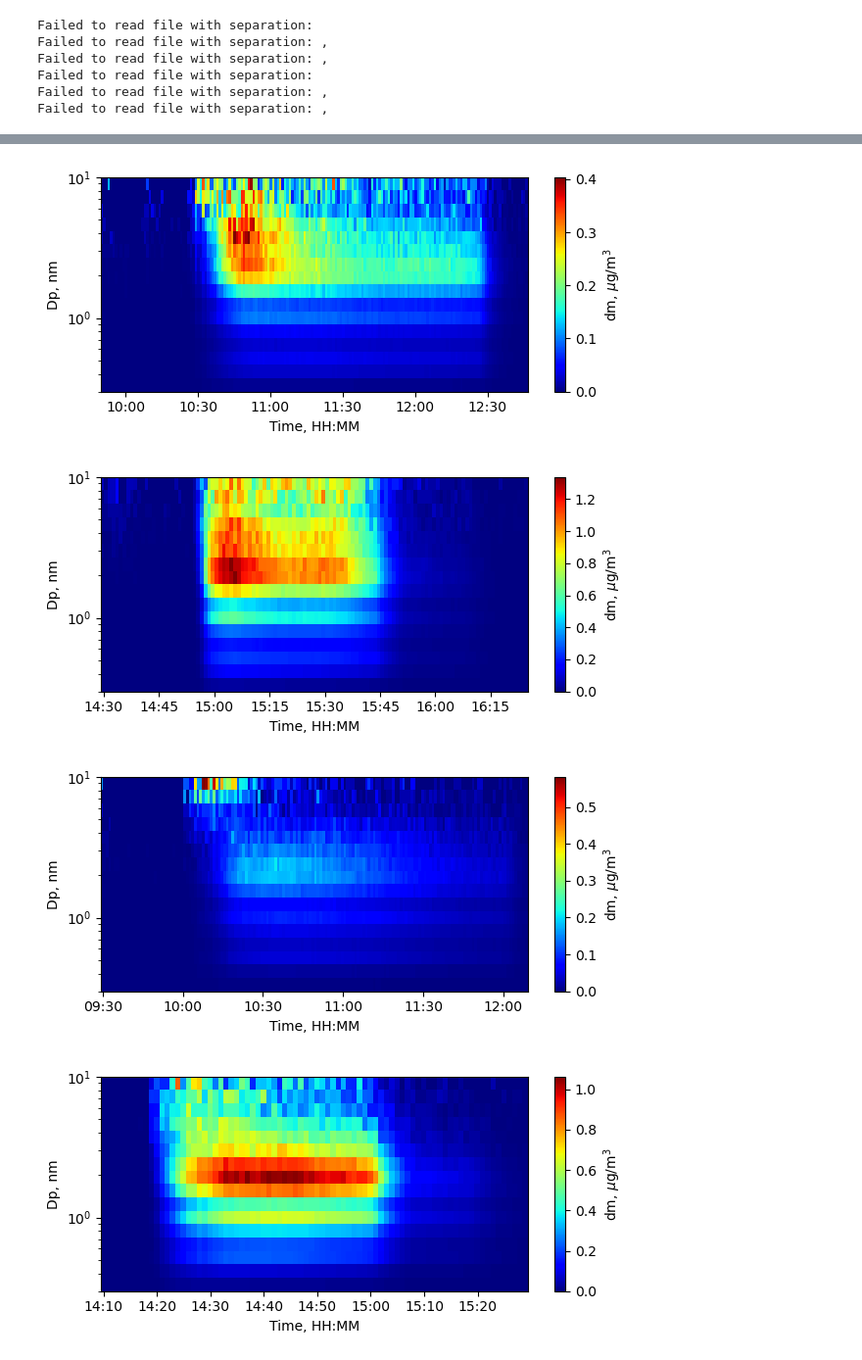
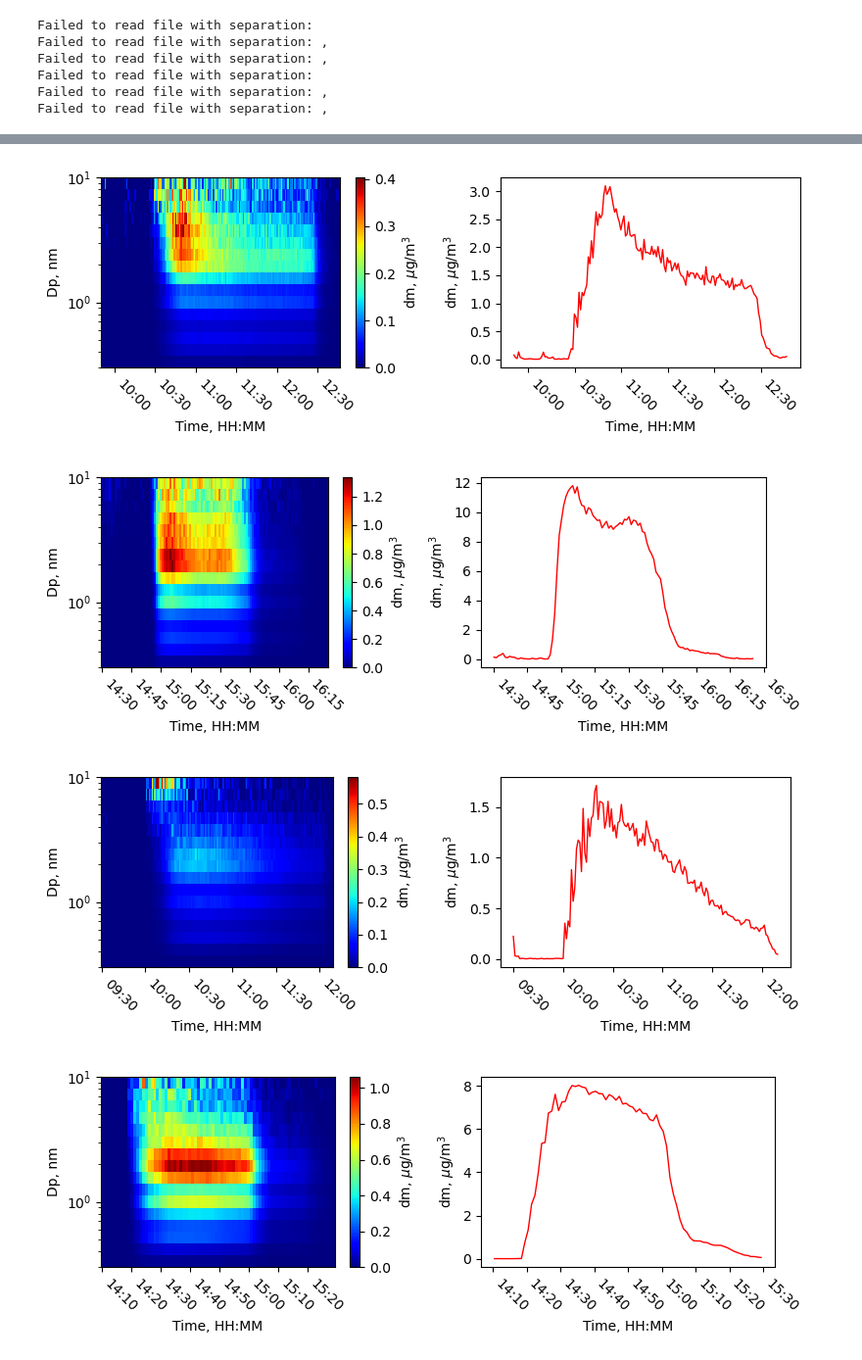
Before and after one commit to Normann25/Master-thesis, a Jupyter notebook: Lund Brake Wear/Timeseries.ipynb, the cells around one changed output, grey strips where cells are left out. Shown at 98% size. Cells and saved outputs as stored; diff of their text form; code cells hidden in the pictures.

```diff
--- a/Lund Brake Wear/Timeseries.ipynb
+++ b/Lund Brake Wear/Timeseries.ipynb
@@ -54,11 +52,12 @@ OPS_dict_keys = ['Exp1', 'Exp2', 'Exp3', 'Exp4']
 # %%
+OPS_dict_keys = ['Exp1', 'Exp2', 'Exp3', 'Exp4']
 OPS_cut_point = [0.300, 0.374, 0.465, 0.579, 0.721, 0.897, 1.117, 1.391, 1.732, 2.156, 2.685, 3.343, 4.162, 5.182, 6.451, 8.031, 10.000]
 OPS_keys = OPS_APS['Exp1'].keys()[1:17].to_list()
 
 for i, key in enumerate(OPS_dict_keys):
     name = 'Timeseries/OPS_timeseries_' + key + '.png'
 
-    fig, ax = plt.subplots(figsize = (6.3, 3))
+    fig, ax = plt.subplots(1, 2, figsize = (8, 3))
 
     plot_timeseries(fig, ax, OPS_APS[key], OPS_keys, OPS_cut_point, 'number', timestamps_wBG[i])
 
@@ -73,27 +72,27 @@ for i, key in enumerate(OPS_dict_keys):
 # %%
 OPS_dict_keys = ['Exp1', 'Exp2', 'Exp3', 'Exp4']
 OPS_mid_point = [0.337, 0.419, 0.522, 0.650, 0.809, 1.007, 1.254, 1.562, 1.944, 2.421, 3.014, 3.752, 4.672, 5.816, 7.241, 9.015]
 
 OPS_mass_conc = {}
 for key in OPS_dict_keys:
     mass_conc = calc_mass_conc(OPS_APS[key], OPS_keys, OPS_mid_point, 7.86)
     OPS_mass_conc[key] = mass_conc
 
 for i, key in enumerate(OPS_dict_keys):
     name = 'Timeseries/OPS_timeseries_' + key + 'mass.png'
 
-    fig, ax = plt.subplots(figsize = (6.3, 3))
+    fig, ax = plt.subplots(1, 2, figsize = (8, 3))
 
     plot_timeseries(fig, ax, OPS_mass_conc[key], OPS_keys, OPS_cut_point, 'mass', timestamps_wBG[i])
 
     fig.tight_layout()
     fig.savefig(name, dpi = 600)
     plt.show()
 # %% [output]
-[figure, old version]
+[figure, new version]
-[figure, old version]
+[figure, new version]
-[figure, old version]
+[figure, new version]
-[figure, old version]
+[figure, new version]
 # %%
 NanoScan_dict_keys = ['2024-10-16_NanoScan', '2024-10-16_NanoScan', '2024-10-17_NanoScan', '2024-10-17_NanoScan']
 NanoScan_bin_mean = []
```
Also changed, not shown: parts of 7 cells of this notebook, 25 other files.
